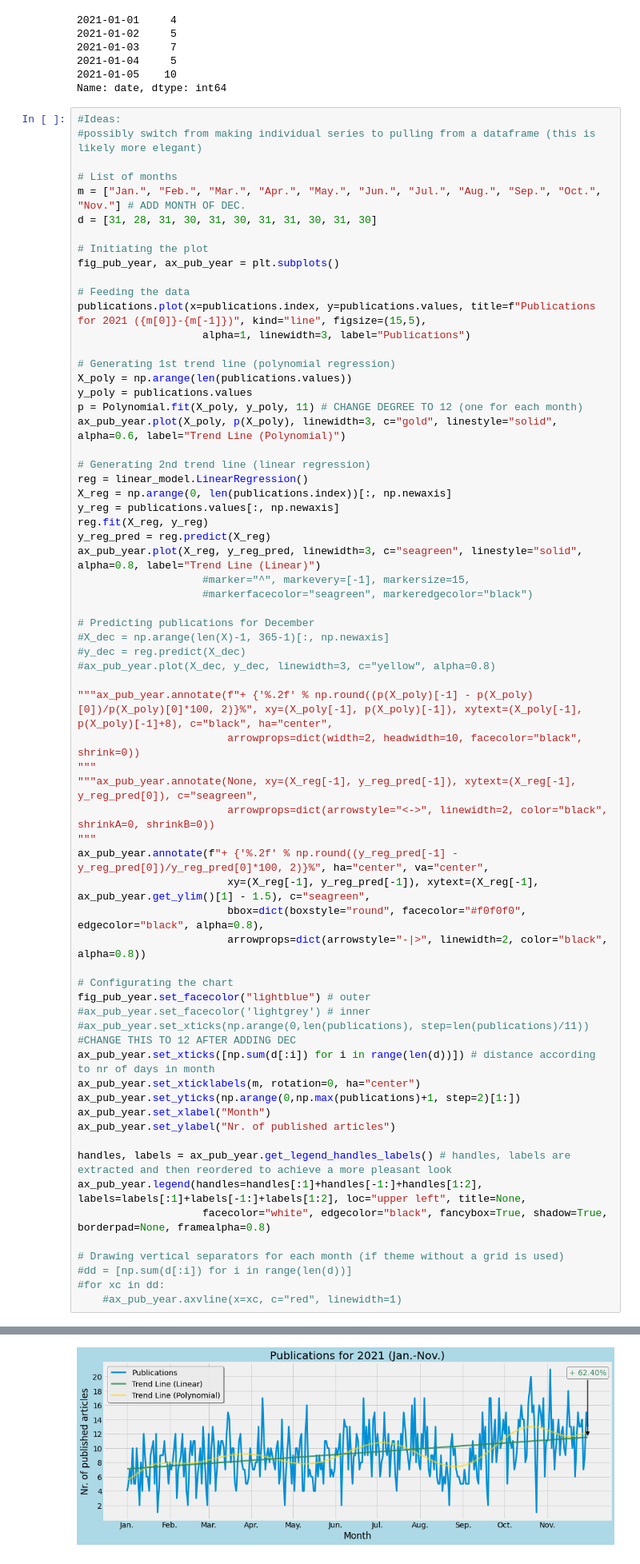
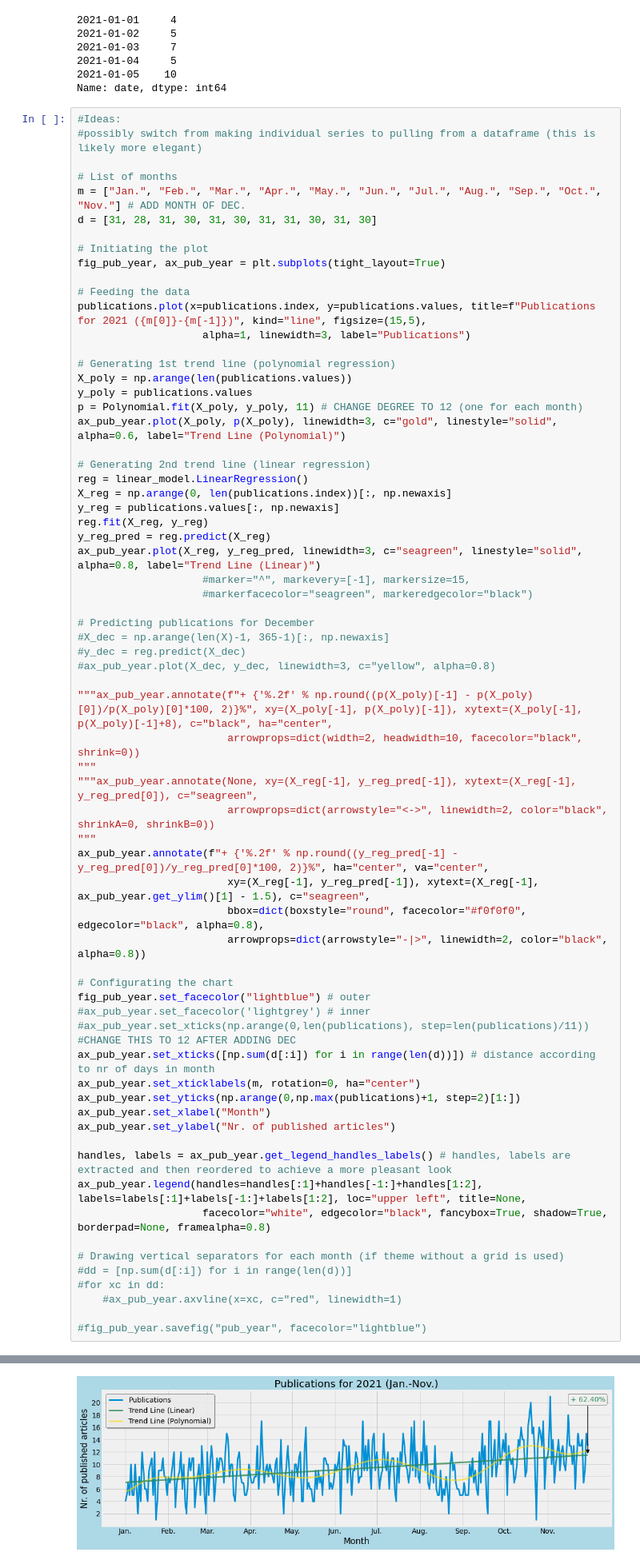
Before and after one commit to vollenia/data_analysis_CNN_news, a Jupyter notebook: analysis_cnn_xml.ipynb, the cells around one changed output, grey strips where cells are left out. Shown at 80% size. Cells and saved outputs as stored; diff of their text form.

Commit message:
implemented tight box

```diff
--- a/analysis_cnn_xml.ipynb
+++ b/analysis_cnn_xml.ipynb
@@ -84,7 +84,7 @@ m = ["Jan.", "Feb.", "Mar.", "Apr.", "May.", "Jun.", "Jul.", "Aug.", "Sep.", "Oc
 d = [31, 28, 31, 30, 31, 30, 31, 31, 30, 31, 30]
 
 # Initiating the plot
-fig_pub_year, ax_pub_year = plt.subplots()
+fig_pub_year, ax_pub_year = plt.subplots(tight_layout=True)
 
 # Feeding the data
 publications.plot(x=publications.index, y=publications.values, title=f"Publications for 2021 ({m[0]}-{m[-1]})", kind="line", figsize=(15,5),
@@ -115,34 +115,36 @@ ax_pub_year.plot(X_reg, y_reg_pred, linewidth=3, c="seagreen", linestyle="solid"
                         arrowprops=dict(width=2, headwidth=10, facecolor="black", shrink=0))
 """
 """ax_pub_year.annotate(None, xy=(X_reg[-1], y_reg_pred[-1]), xytext=(X_reg[-1], y_reg_pred[0]), c="seagreen",
                         arrowprops=dict(arrowstyle="<->", linewidth=2, color="black", shrinkA=0, shrinkB=0))
 """
 ax_pub_year.annotate(f"+ {'%.2f' % np.round((y_reg_pred[-1] - y_reg_pred[0])/y_reg_pred[0]*100, 2)}%", ha="center", va="center",
                         xy=(X_reg[-1], y_reg_pred[-1]), xytext=(X_reg[-1], ax_pub_year.get_ylim()[1] - 1.5), c="seagreen",
                         bbox=dict(boxstyle="round", facecolor="#f0f0f0", edgecolor="black", alpha=0.8),
                         arrowprops=dict(arrowstyle="-|>", linewidth=2, color="black", alpha=0.8))
 
 # Configurating the chart
 fig_pub_year.set_facecolor("lightblue") # outer
 #ax_pub_year.set_facecolor('lightgrey') # inner
 #ax_pub_year.set_xticks(np.arange(0,len(publications), step=len(publications)/11)) #CHANGE THIS TO 12 AFTER ADDING DEC
 ax_pub_year.set_xticks([np.sum(d[:i]) for i in range(len(d))]) # distance according to nr of days in month
 ax_pub_year.set_xticklabels(m, rotation=0, ha="center")
 ax_pub_year.set_yticks(np.arange(0,np.max(publications)+1, step=2)[1:])
 ax_pub_year.set_xlabel("Month")
 ax_pub_year.set_ylabel("Nr. of published articles")
 
 handles, labels = ax_pub_year.get_legend_handles_labels() # handles, labels are extracted and then reordered to achieve a more pleasant look
 ax_pub_year.legend(handles=handles[:1]+handles[-1:]+handles[1:2], labels=labels[:1]+labels[-1:]+labels[1:2], loc="upper left", title=None,
                     facecolor="white", edgecolor="black", fancybox=True, shadow=True, borderpad=None, framealpha=0.8)
 
 # Drawing vertical separators for each month (if theme without a grid is used)
 #dd = [np.sum(d[:i]) for i in range(len(d))]
 #for xc in dd:
     #ax_pub_year.axvline(x=xc, c="red", linewidth=1)
+
+#fig_pub_year.savefig("pub_year", facecolor="lightblue")
 # %% [output]
 <matplotlib.legend.Legend at 0x...>
-[figure, old version]
+[figure, new version]
 # %%
 start_reg_line = float(y_reg_pred[0])
 end_reg_line = float(y_reg_pred[-1])
```
Also changed, not shown: parts of 7 cells of this notebook.
